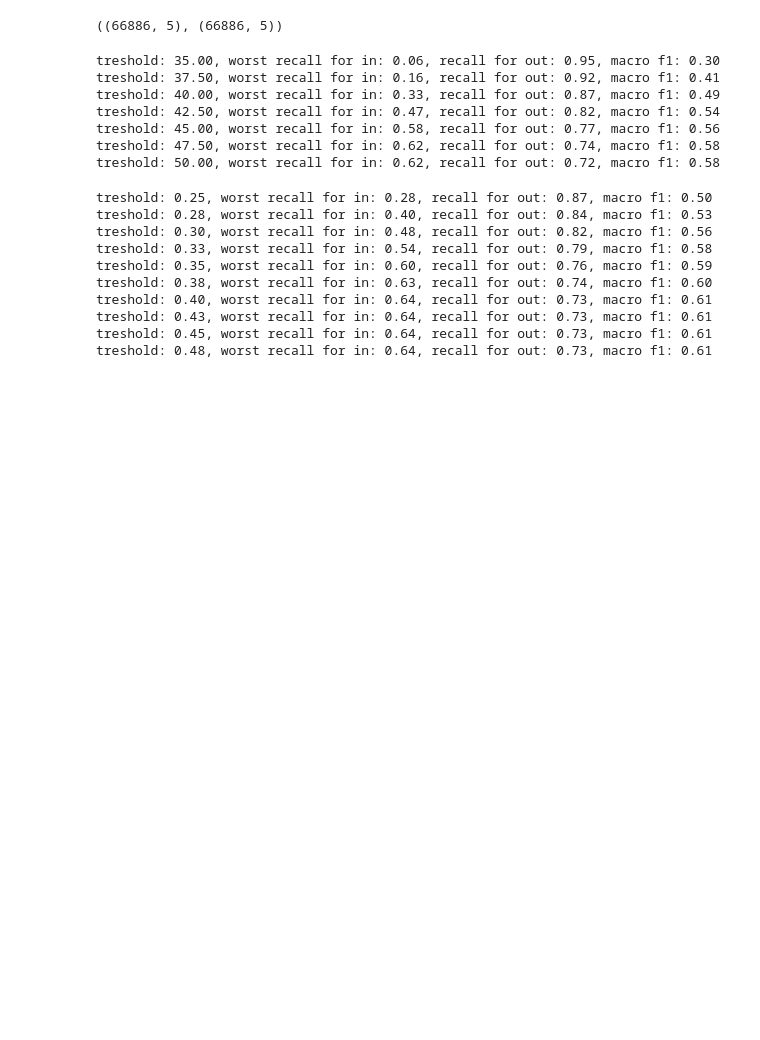
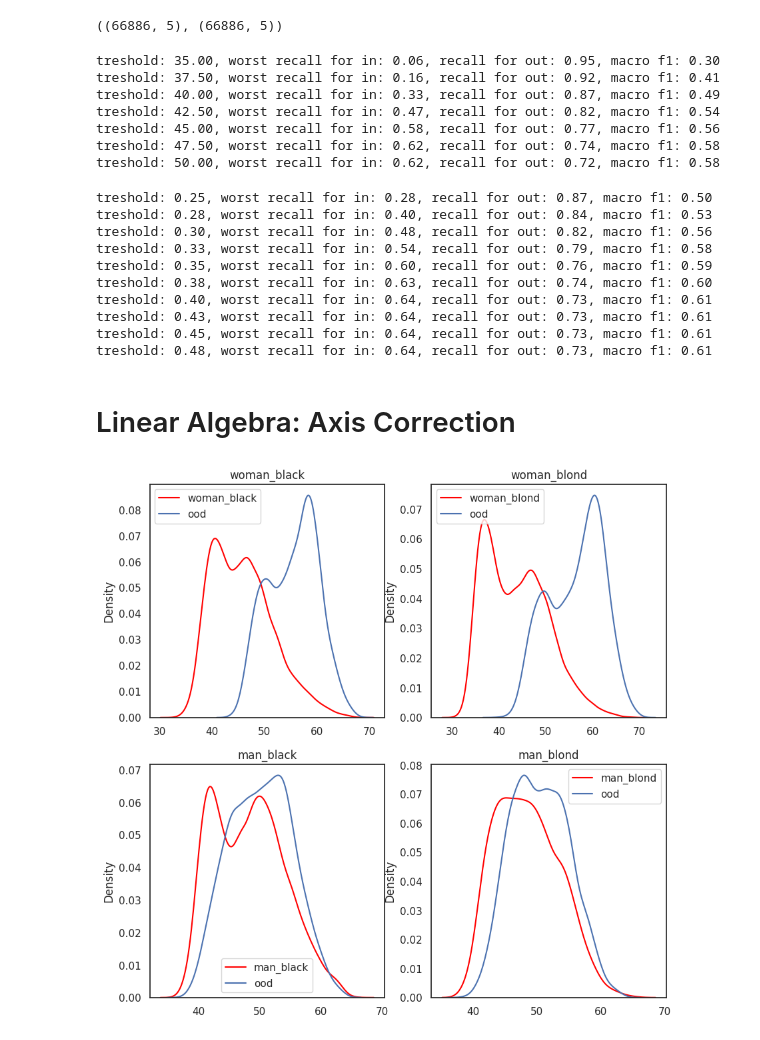
Before and after one commit to HoseinHasani/OoD_Spurious_Robustness, a Jupyter notebook: celeba.ipynb, the cells around one changed output. Drawn from its saved outputs; the diff is of its cells as text; code cells hidden in the pictures; blank space fills up the shorter version.

Commit message:
Axis correction with linear algebra

```diff
--- a/celeba.ipynb
+++ b/celeba.ipynb
@@ -361,3 +361,43 @@ treshold: 0.40, worst recall for in: 0.64, recall for out: 0.73, macro f1: 0.61
 treshold: 0.43, worst recall for in: 0.64, recall for out: 0.73, macro f1: 0.61
 treshold: 0.45, worst recall for in: 0.64, recall for out: 0.73, macro f1: 0.61
 treshold: 0.48, worst recall for in: 0.64, recall for out: 0.73, macro f1: 0.61
+# %% [markdown]
+# Linear Algebra: Axis Correction
+# %%
+sp_ax1 = grouped_prototypes['man_blond'] - grouped_prototypes['woman_blond']
+sp_ax2 = grouped_prototypes['man_black'] - grouped_prototypes['woman_black']
+core_ax1 = grouped_prototypes['man_blond'] - grouped_prototypes['man_black']
+core_ax2 = grouped_prototypes['woman_blond'] - grouped_prototypes['woman_black']
+
+sp_ax = (sp_ax1 + sp_ax2).squeeze() / 2
+core_ax = (core_ax1 + core_ax2).squeeze() / 2
+
+sp_ax_normal = sp_ax // np.linalg.norm(sp_ax)
+core_ax_normal = core_ax // np.linalg.norm(core_ax)
+# %%
+def refine_embs(embs):
+    core = embs * core_ax_normal[None]
+    sp = embs * sp_ax_normal[None]
+    refined = embs + core - sp
+    return refined
+
+refined_grouped_embs = {}
+for key in grouped_embs.keys():
+    refined_grouped_embs[key] = refine_embs(grouped_embs[key])
+
+refined_grouped_prototypes = {}
+for key in grouped_prototypes.keys():
+    refined_grouped_prototypes[key] = refine_embs(grouped_prototypes[key])
+
+grouped_euc_dist = {group: calc_euc_dist(embs, refined_grouped_prototypes[group]) for group, embs in refined_grouped_embs.items()}
+grouped_cos_dist = {group: calc_cos_dist(embs, refined_grouped_prototypes[group]) for group, embs in refined_grouped_embs.items()}
+# %%
+fig, axes = plt.subplots(2, 2, figsize=(10, 10))
+axes = axes.flatten()
+for group, ax in zip([group for group in grouped_embs if not 'bald' in group], axes):
+    sns.kdeplot(grouped_euc_dist[group], label=group, palette=['red'], ax=ax)
+    sns.kdeplot(calc_euc_dist(refined_grouped_embs['bald'], refined_grouped_prototypes[group]), label='ood', ax=ax)
+    ax.legend()
+    ax.set_title(group)
+# %% [output]
+[figure, added]
```
Also changed, not shown: parts of 1 cell of this notebook.
